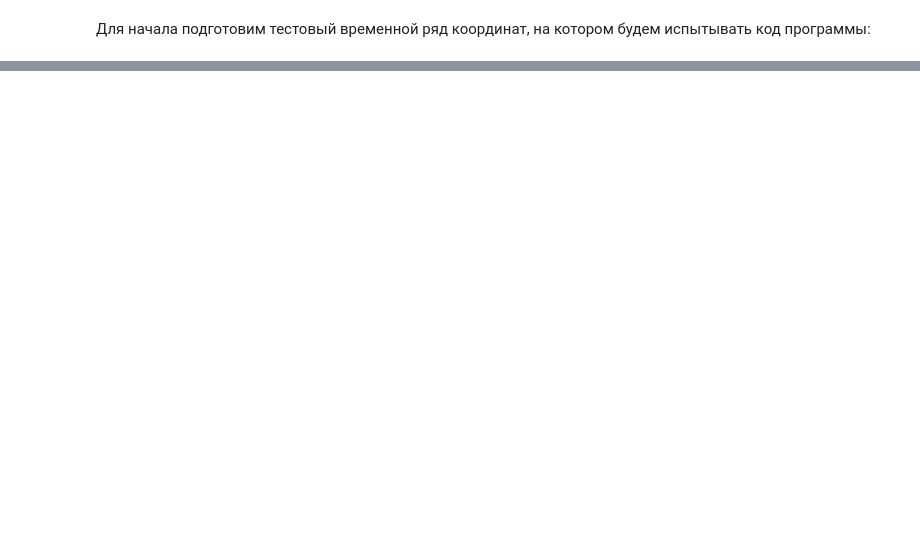
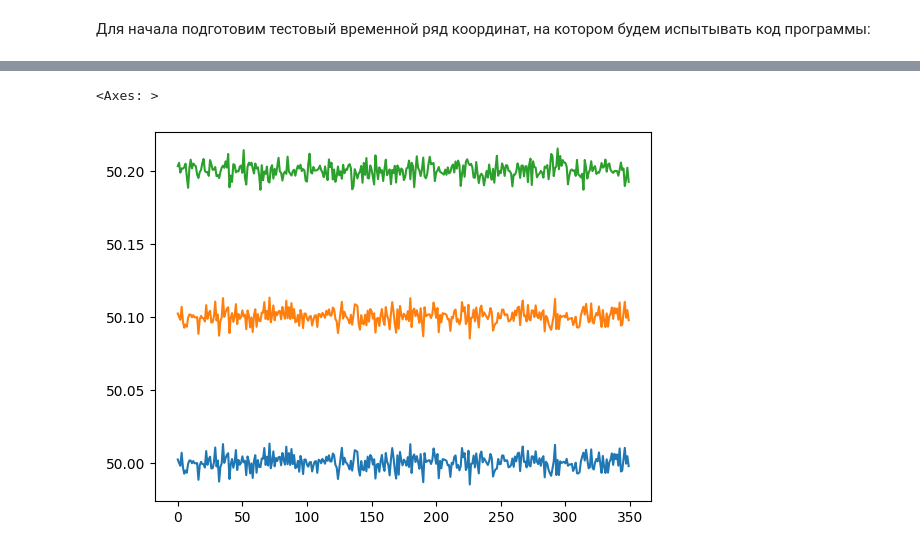
Before and after one commit to Artmalik92/Congruence-Test-For-Students, a Jupyter notebook: geometry_test.ipynb, the cells around one changed output, grey strips where cells are left out. Saved outputs shown, nothing was run; the diff lists cells and outputs as text; code cells hidden in the pictures; blank space fills up the shorter version.

```diff
--- a/geometry_test.ipynb
+++ b/geometry_test.ipynb
@@ -90,0 +99,7 @@ def geometric_chi_test_calc(time_series_frag,
+# %%
+df2[0].plot()
+df2[1].plot()
+df2[2].plot()
+# %% [output]
+<Axes: >
+[figure, added]
```
Also changed, not shown: parts of 10 cells of this notebook.
